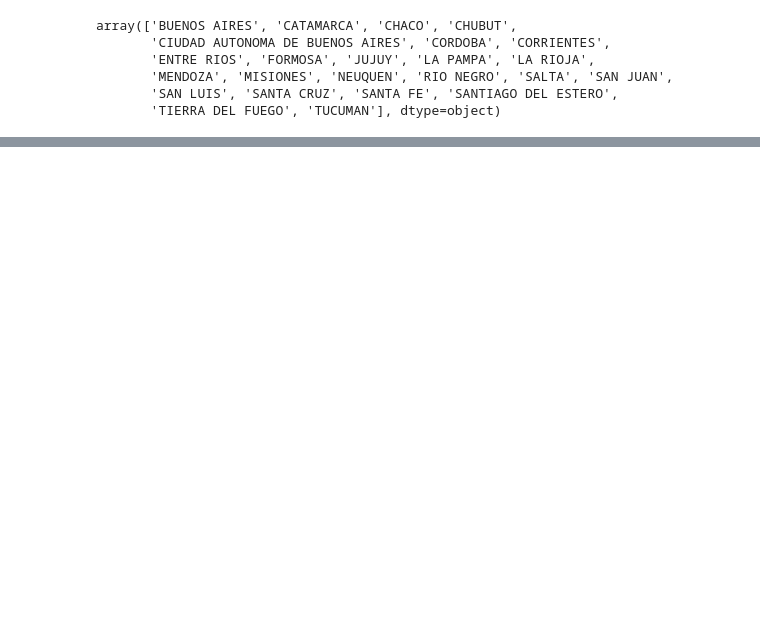
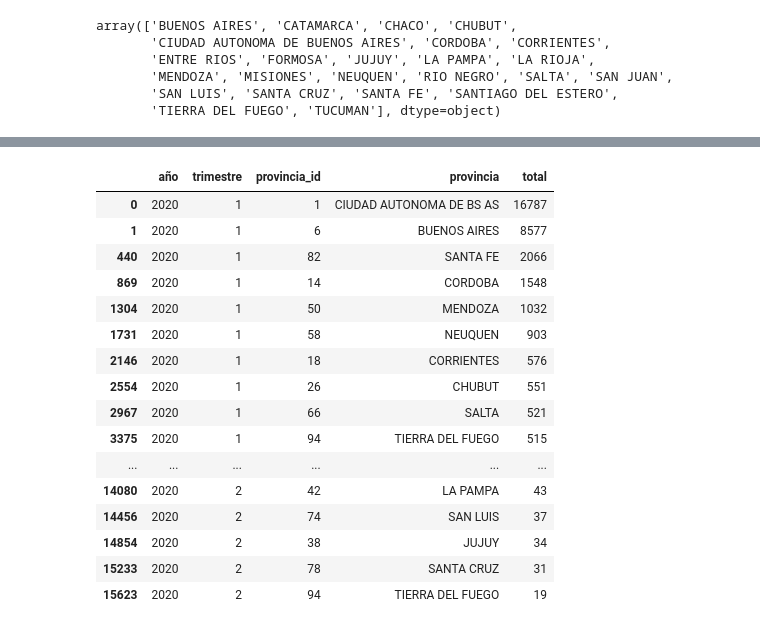
Before and after one commit to DATASCIENTISTSHENRY/PF_DataScience_Migraciones, a Jupyter notebook: EDA_ETL/ETL_EDA_Kpi_Amba.ipynb, the cells around one changed output, grey strips where cells are left out. Cells and saved outputs as stored; diff of their text form; code cells hidden in the pictures; blank space fills up the shorter version.

Commit message:
Datasets totales anuales

```diff
--- a/EDA_ETL/ETL_EDA_Kpi_Amba.ipynb
+++ b/EDA_ETL/ETL_EDA_Kpi_Amba.ipynb
@@ -792,0 +795,24 @@ array(['BUENOS AIRES', 'CATAMARCA', 'CHACO', 'CHUBUT',
+# %%
+#Concateno dataframes para lograr un archivo por año
+
+def concatenar_trimestres(lista_dataframes, data_id):
+    """
+    Concatena una lista de DataFrames correspondientes a cada trimestre en un solo DataFrame y además con la columna porvincia_id del dataframe cod_provincias.
+    Convierto los nombres de las columnas a minúsculas para normalizar los datasets
+
+
+    Parametro:
+        - lista_dataframes (list): Lista de DataFrames a concatenar.
+        - data_id (pd.Dataframe): contiene la columna provincia_id
+    Retorna:
+        - pd.DataFrame: DataFrame combinado.
+    """
+    df_combined = pd.concat(lista_dataframes, ignore_index=True)
+
+    # Convertir los nombres de las columnas a minúsculas
+    df_combined.columns = map(str.lower, df_combined.columns)
+
+    # Agregar la columna provincia_id al DataFrame combinado
+    df_combined_with_id = pd.merge(df_combined, data_id, left_on='provincia', right_on='provincia_nombre', how='left')
+
+    return df_combined_with_id
@@ -792,0 +995,6 @@ array(['BUENOS AIRES', 'CATAMARCA', 'CHACO', 'CHUBUT',
+# %%
+lista_dataframes= [residencias_1_2020,residencias_2_2020]
+data_id= (cod_provincias)
+
+residencias_totales_2020= concatenar_trimestres(lista_dataframes,data_id)
+residencias_totales_2020
@@ -792,0 +1015,31 @@ array(['BUENOS AIRES', 'CATAMARCA', 'CHACO', 'CHUBUT',
+# %%
+#Reemplazar el id de la ciudad de bs as que se encuentra como nan, por el número 1 y luego pasar los datos de ésta columna a enteros
+residencias_totales_2020["provincia_id"]= residencias_totales_2020["provincia_id"].fillna(1).astype(int)
+#residencias_totales_2020["provincia_id"]
+
+#Elimino los duplicados generados en la uníon de datasets
+residencias_totales_2020= residencias_totales_2020.drop_duplicates()
+
+
+#Dejar en el dataframe solo las columnas útlies y ordenarlas
+residencias_totales_2020 = residencias_totales_2020[["año", "trimestre","provincia_id", "provincia","total"]]
+# %%
+residencias_totales_2020
+# %% [output]
+|  | año | trimestre | provincia_id | provincia | total |
+| 0 | 2020 | 1 | 1 | CIUDAD AUTONOMA DE BS AS | 16787 |
+| 1 | 2020 | 1 | 6 | BUENOS AIRES | 8577 |
+| 440 | 2020 | 1 | 82 | SANTA FE | 2066 |
+| 869 | 2020 | 1 | 14 | CORDOBA | 1548 |
+| 1304 | 2020 | 1 | 50 | MENDOZA | 1032 |
+| 1731 | 2020 | 1 | 58 | NEUQUEN | 903 |
+| 2146 | 2020 | 1 | 18 | CORRIENTES | 576 |
+| 2554 | 2020 | 1 | 26 | CHUBUT | 551 |
+| 2967 | 2020 | 1 | 66 | SALTA | 521 |
+| 3375 | 2020 | 1 | 94 | TIERRA DEL FUEGO | 515 |
+| ... | ... | ... | ... | ... | ... |
+| 14080 | 2020 | 2 | 42 | LA PAMPA | 43 |
+| 14456 | 2020 | 2 | 74 | SAN LUIS | 37 |
+| 14854 | 2020 | 2 | 38 | JUJUY | 34 |
+| 15233 | 2020 | 2 | 78 | SANTA CRUZ | 31 |
+| 15623 | 2020 | 2 | 94 | TIERRA DEL FUEGO | 19 |
```
Also changed, not shown: parts of 22 cells of this notebook, 4 other files.
